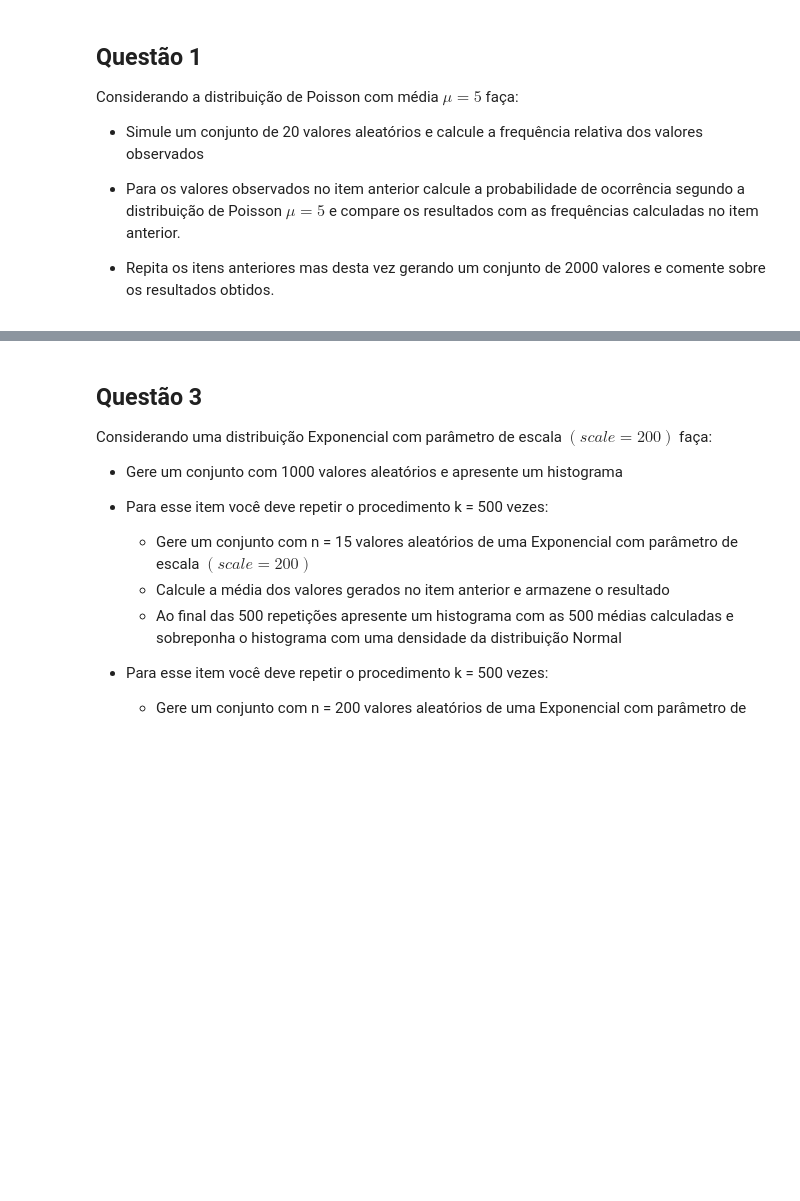
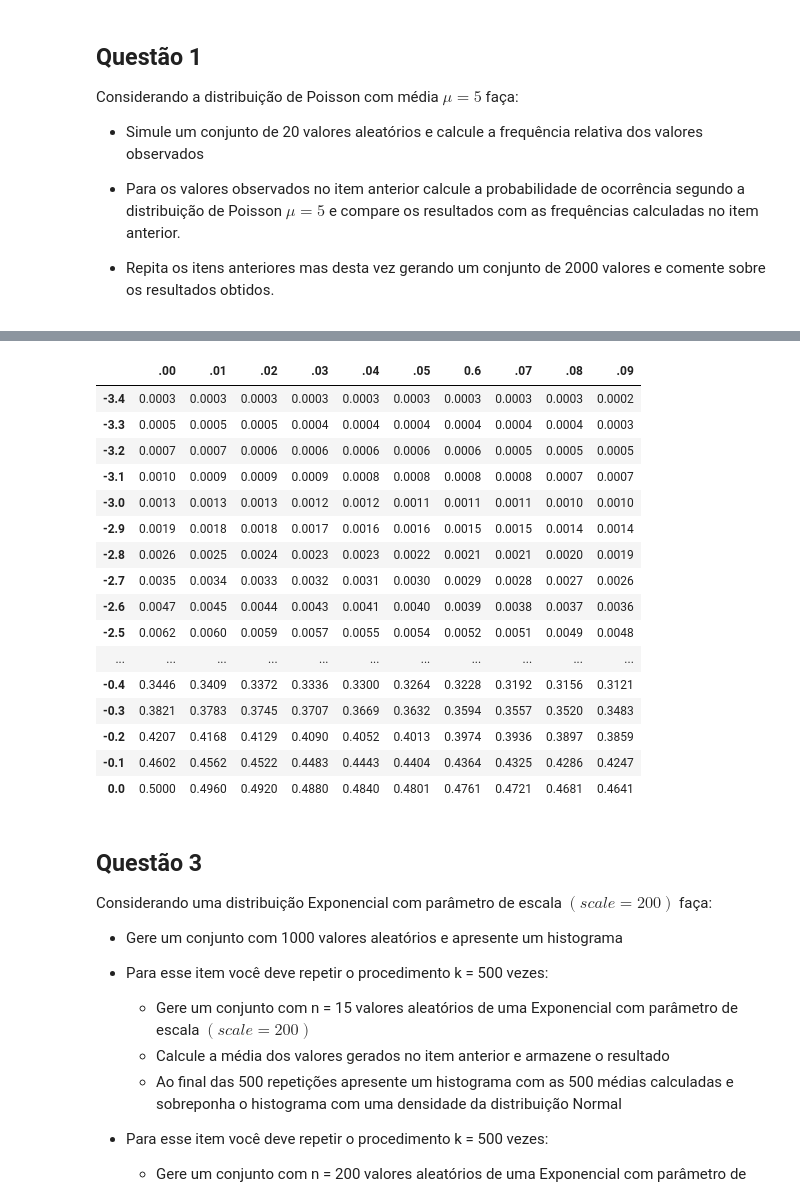
Before and after one commit to penasta/CE2---Python, a Jupyter notebook: Bruno_Toledo_ex2.ipynb, the cells around one changed output, grey strips where cells are left out. Drawn from its saved outputs; the diff is of its cells as text; code cells hidden in the pictures; blank space fills up the shorter version.

```diff
--- a/Bruno_Toledo_ex2.ipynb
+++ b/Bruno_Toledo_ex2.ipynb
@@ -25,3 +63,38 @@ Considerando a distribuição Normal $(\mu = 0, \sigma=1)$, usando scipy.stats.n
+# %%
+x = np.linspace(0, -3.5, num=350, endpoint=False)
+y = norm.cdf(x).round(4)
+
+df = y[:35 * 10].reshape(-1, 10)
+
+df = pd.DataFrame(df)
+df = df[::-1]
+
+df.rename(columns={0: '.00', 1: '.01', 2: '.02', 3: '.03', 4: '.04', 5: '.05', 6: '0.6', 7: '.07', 8: '.08', 9: '.09'}, inplace=True)
+
+df.rename(index={0: "0.0",1:"-0.1",2:"-0.2",3:"-0.3",4:"-0.4",5:"-0.5",6:"-0.6",7:"-0.7",8:"-0.8",9:"-0.9",10:"-1.0",
+                 11:"-1.1",12:"-1.2",13:"-1.3",14:"-1.4",15:"-1.5",16:"-1.6",17:"-1.7",18:"-1.8",19:"-1.9",20:"-2.0",
+                 21:"-2.1",22:"-2.2",23:"-2.3",24:"-2.4",25:"-2.5",26:"-2.6",27:"-2.7",28:"-2.8",29:"-2.9",30:"-3.0",
+                 31:"-3.1",32:"-3.2",33:"-3.3",34:"-3.4"}, inplace=True)
+
+df
+# %% [output]
+|  | .00 | .01 | .02 | .03 | .04 | .05 | 0.6 | .07 | .08 | .09 |
+| -3.4 | 0.0003 | 0.0003 | 0.0003 | 0.0003 | 0.0003 | 0.0003 | 0.0003 | 0.0003 | 0.0003 | 0.0002 |
+| -3.3 | 0.0005 | 0.0005 | 0.0005 | 0.0004 | 0.0004 | 0.0004 | 0.0004 | 0.0004 | 0.0004 | 0.0003 |
+| -3.2 | 0.0007 | 0.0007 | 0.0006 | 0.0006 | 0.0006 | 0.0006 | 0.0006 | 0.0005 | 0.0005 | 0.0005 |
+| -3.1 | 0.0010 | 0.0009 | 0.0009 | 0.0009 | 0.0008 | 0.0008 | 0.0008 | 0.0008 | 0.0007 | 0.0007 |
+| -3.0 | 0.0013 | 0.0013 | 0.0013 | 0.0012 | 0.0012 | 0.0011 | 0.0011 | 0.0011 | 0.0010 | 0.0010 |
+| -2.9 | 0.0019 | 0.0018 | 0.0018 | 0.0017 | 0.0016 | 0.0016 | 0.0015 | 0.0015 | 0.0014 | 0.0014 |
+| -2.8 | 0.0026 | 0.0025 | 0.0024 | 0.0023 | 0.0023 | 0.0022 | 0.0021 | 0.0021 | 0.0020 | 0.0019 |
+| -2.7 | 0.0035 | 0.0034 | 0.0033 | 0.0032 | 0.0031 | 0.0030 | 0.0029 | 0.0028 | 0.0027 | 0.0026 |
+| -2.6 | 0.0047 | 0.0045 | 0.0044 | 0.0043 | 0.0041 | 0.0040 | 0.0039 | 0.0038 | 0.0037 | 0.0036 |
+| -2.5 | 0.0062 | 0.0060 | 0.0059 | 0.0057 | 0.0055 | 0.0054 | 0.0052 | 0.0051 | 0.0049 | 0.0048 |
+| ... | ... | ... | ... | ... | ... | ... | ... | ... | ... | ... |
+| -0.4 | 0.3446 | 0.3409 | 0.3372 | 0.3336 | 0.3300 | 0.3264 | 0.3228 | 0.3192 | 0.3156 | 0.3121 |
+| -0.3 | 0.3821 | 0.3783 | 0.3745 | 0.3707 | 0.3669 | 0.3632 | 0.3594 | 0.3557 | 0.3520 | 0.3483 |
+| -0.2 | 0.4207 | 0.4168 | 0.4129 | 0.4090 | 0.4052 | 0.4013 | 0.3974 | 0.3936 | 0.3897 | 0.3859 |
+| -0.1 | 0.4602 | 0.4562 | 0.4522 | 0.4483 | 0.4443 | 0.4404 | 0.4364 | 0.4325 | 0.4286 | 0.4247 |
+| 0.0 | 0.5000 | 0.4960 | 0.4920 | 0.4880 | 0.4840 | 0.4801 | 0.4761 | 0.4721 | 0.4681 | 0.4641 |
 # %% [markdown]
 ## Questão 3
 
```
Also changed, not shown: parts of 5 cells of this notebook, 1 other file.
